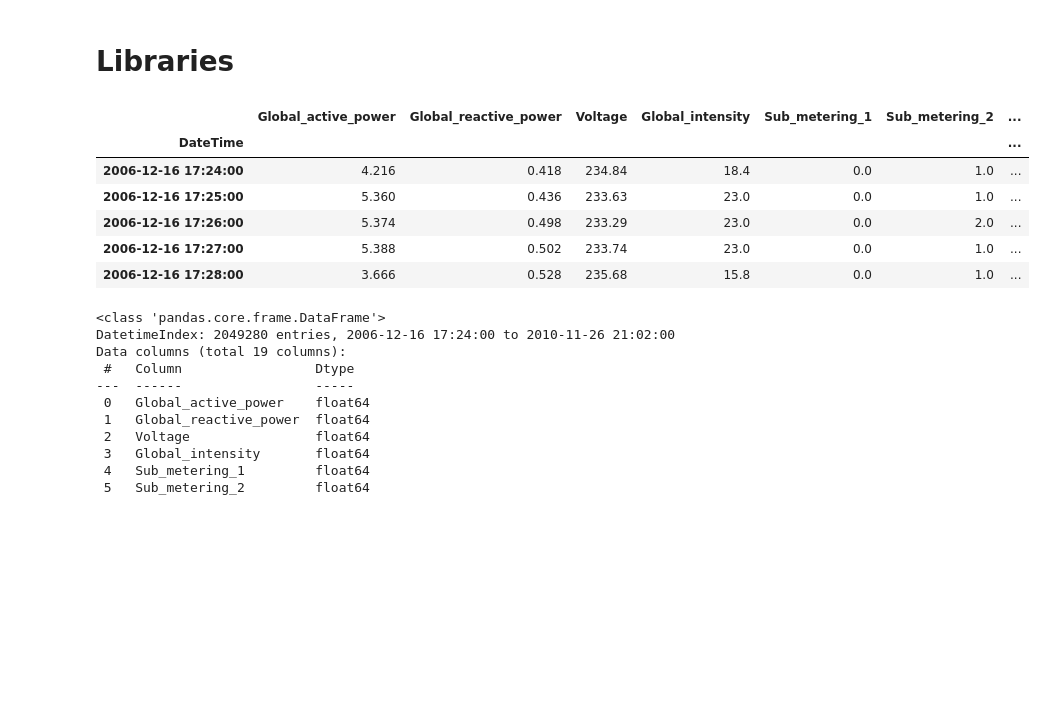
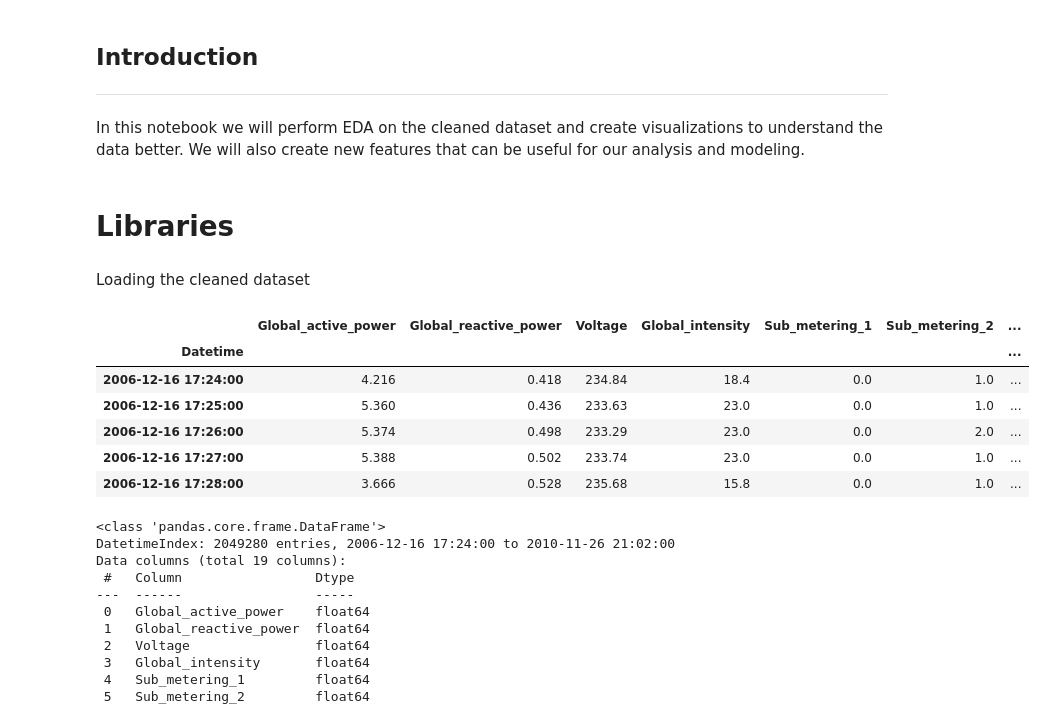
Before and after one commit to anishk18/BrainStation_CapstoneProject, a Jupyter notebook: notebooks/03-pre-processing_AdvancedEDA_Sprint 2.ipynb, the cells around one changed output. Drawn from its saved outputs; the diff is of its cells as text; code cells hidden in the pictures; blank space fills up the shorter version.

```diff
--- a/notebooks/03-pre-processing_AdvancedEDA_Sprint 2.ipynb
+++ b/notebooks/03-pre-processing_AdvancedEDA_Sprint 2.ipynb
@@ -14,3 +18,8 @@
+# %% [markdown]
+## Introduction
+---
+# %% [markdown]
+In this notebook we will perform EDA on the cleaned dataset and create visualizations to understand the data better. We will also create new features that can be useful for our analysis and modeling.
 # %% [markdown]
 # Libraries
 # %%
@@ -54,13 +64,15 @@ from statsmodels.tsa.statespace.sarimax import SARIMAX
 from sklearn.metrics import mean_absolute_percentage_error, mean_absolute_error
 from ipywidgets import interactive
 import ipywidgets as widgets
+# %% [markdown]
+Loading the cleaned dataset
 # %%
 file_path = r'C:\Users\karni\OneDrive\Desktop\GitHub\BrainStation_CapstoneProject\data\power_weather.csv'
-power_df_clean = pd.read_csv(file_path, parse_dates=['DateTime'], index_col='DateTime')
+power_df_clean = pd.read_csv(file_path, parse_dates=['Datetime'], index_col='Datetime')
 power_df_clean.head()
 # %% [output]
 |  | Global_active_power | Global_reactive_power | Voltage | Global_intensity | Sub_metering_1 | Sub_metering_2 | ... |
-| DateTime |  |  |  |  |  |  | ... |
+| Datetime |  |  |  |  |  |  | ... |
 | 2006-12-16 17:24:00 | 4.216 | 0.418 | 234.84 | 18.4 | 0.0 | 1.0 | ... |
 | 2006-12-16 17:25:00 | 5.360 | 0.436 | 233.63 | 23.0 | 0.0 | 1.0 | ... |
 | 2006-12-16 17:26:00 | 5.374 | 0.498 | 233.29 | 23.0 | 0.0 | 2.0 | ... |
```
Also changed, not shown: parts of 21 cells of this notebook, 23 other files.
